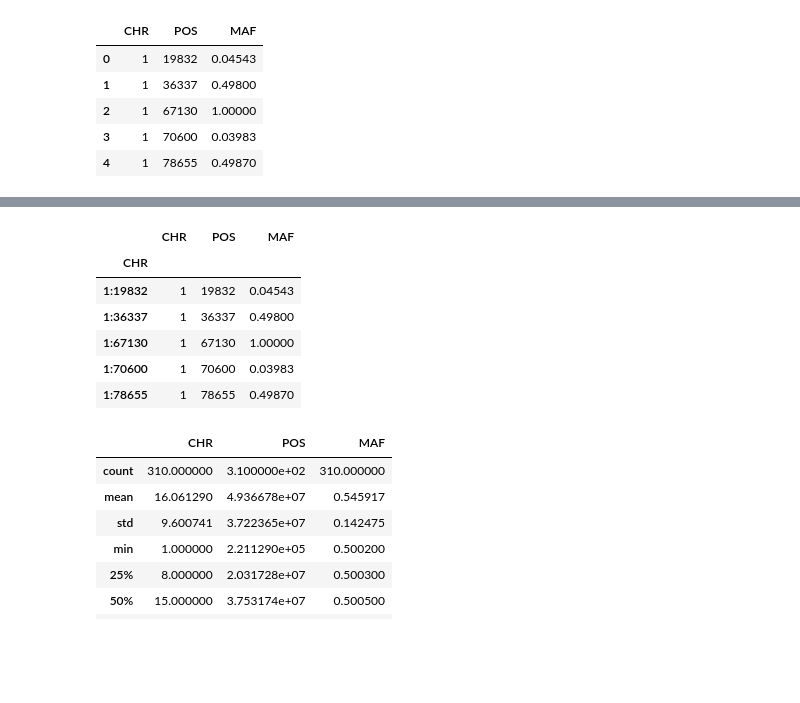
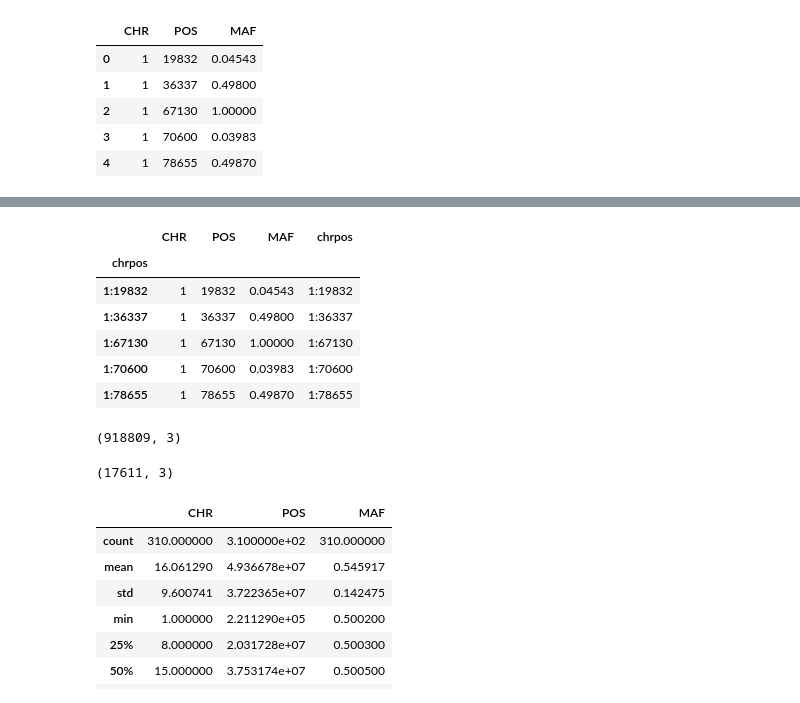
Before and after one commit to jessehoff/Imputation_Project, a Jupyter notebook: imp_acc/recallrate.ipynb, the cells around one changed output, grey strips where cells are left out. Drawn from its saved outputs; the diff is of its cells as text; code cells hidden in the pictures; blank space fills up the shorter version.

```diff
--- a/imp_acc/recallrate.ipynb
+++ b/imp_acc/recallrate.ipynb
@@ -243,7 +243,3 @@ freq = pd.read_table('../accuracy_test/merged_refs/F250_HD_merged.1970.frq', del
 del freq['A1']
 del freq['A2']
 del freq['NCHROBS']
-map = pd.read_table('../accuracy_test/merged_refs/F250_HD_merged.1970.map', delim_whitespace=True, header=None)
-# %%
-map.columns = ("CHR", "SNP", "CM", "POS")
-map.head()
@@ -279,11 +288,11 @@ posmaf.head()
 # %%
-posmaf.index = posmaf.CHR.astype(str).str.cat(posmaf.POS.astype(str), sep = ':') # should be set index
+posmaf['chrpos'] = posmaf.CHR.astype(str).str.cat(posmaf.POS.astype(str), sep = ':') # should be set index
 posmaf.head()
 # %% [output]
-|  | CHR | POS | MAF |
-| CHR |  |  |  |
-| 1:19832 | 1 | 19832 | 0.04543 |
-| 1:36337 | 1 | 36337 | 0.49800 |
-| 1:67130 | 1 | 67130 | 1.00000 |
-| 1:70600 | 1 | 70600 | 0.03983 |
-| 1:78655 | 1 | 78655 | 0.49870 |
+|  | CHR | POS | MAF | chrpos |
+| chrpos |  |  |  |  |
+| 1:19832 | 1 | 19832 | 0.04543 | 1:19832 |
+| 1:36337 | 1 | 36337 | 0.49800 | 1:36337 |
+| 1:67130 | 1 | 67130 | 1.00000 | 1:67130 |
+| 1:70600 | 1 | 70600 | 0.03983 | 1:70600 |
+| 1:78655 | 1 | 78655 | 0.49870 | 1:78655 |
@@ -294,3 +301,11 @@ maffiltered = posmaf[filter]
+# %%
+posmaf.shape
+# %% [output]
+(918809, 3)
+# %%
+posmaf[posmaf.CHR ==25].shape
+# %% [output]
+(17611, 3)
 # %%
 high = posmaf[posmaf["MAF"]>.5]
 # %%
```
Also changed, not shown: parts of 102 cells of this notebook, 5 other files.
